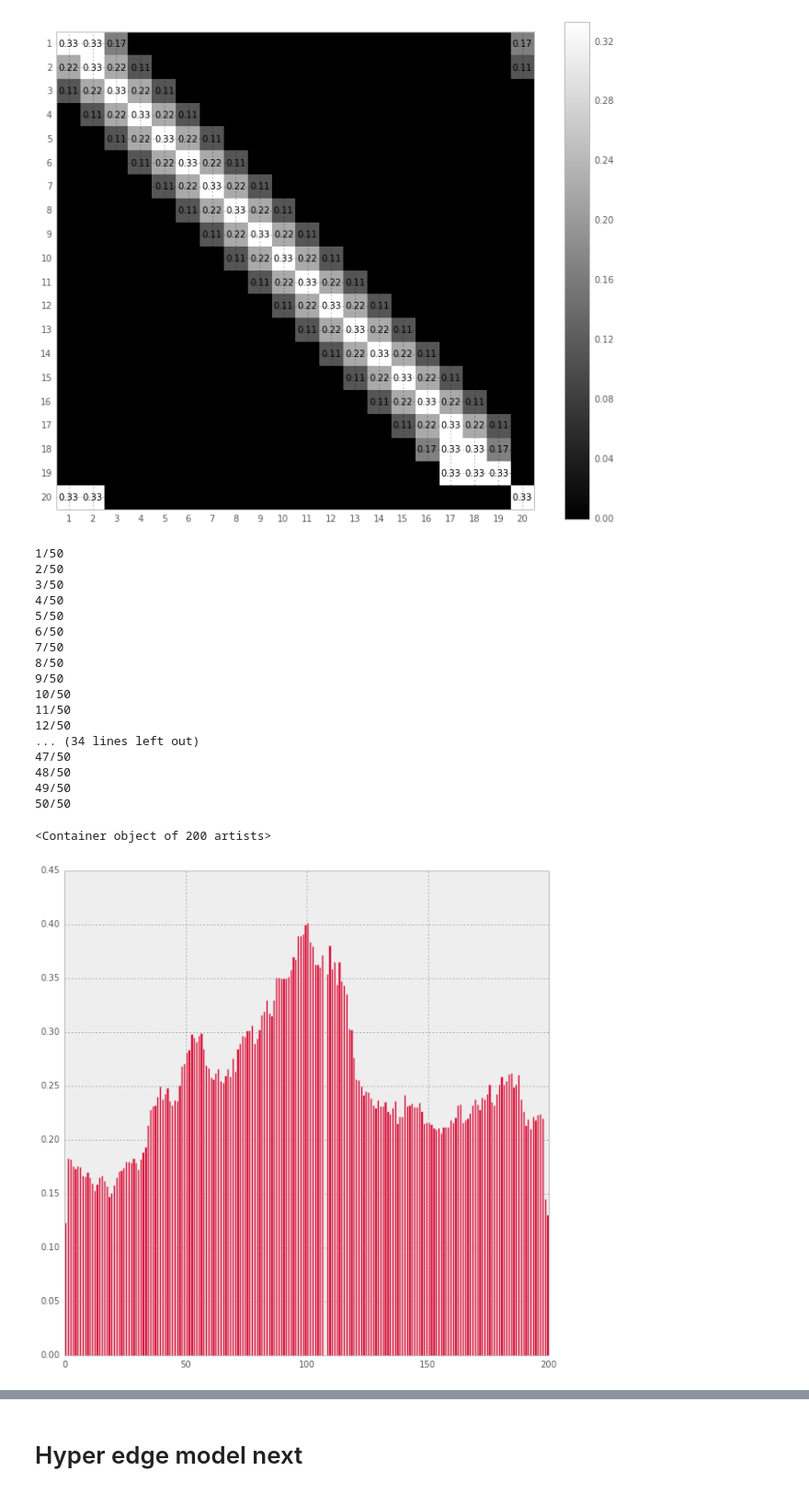
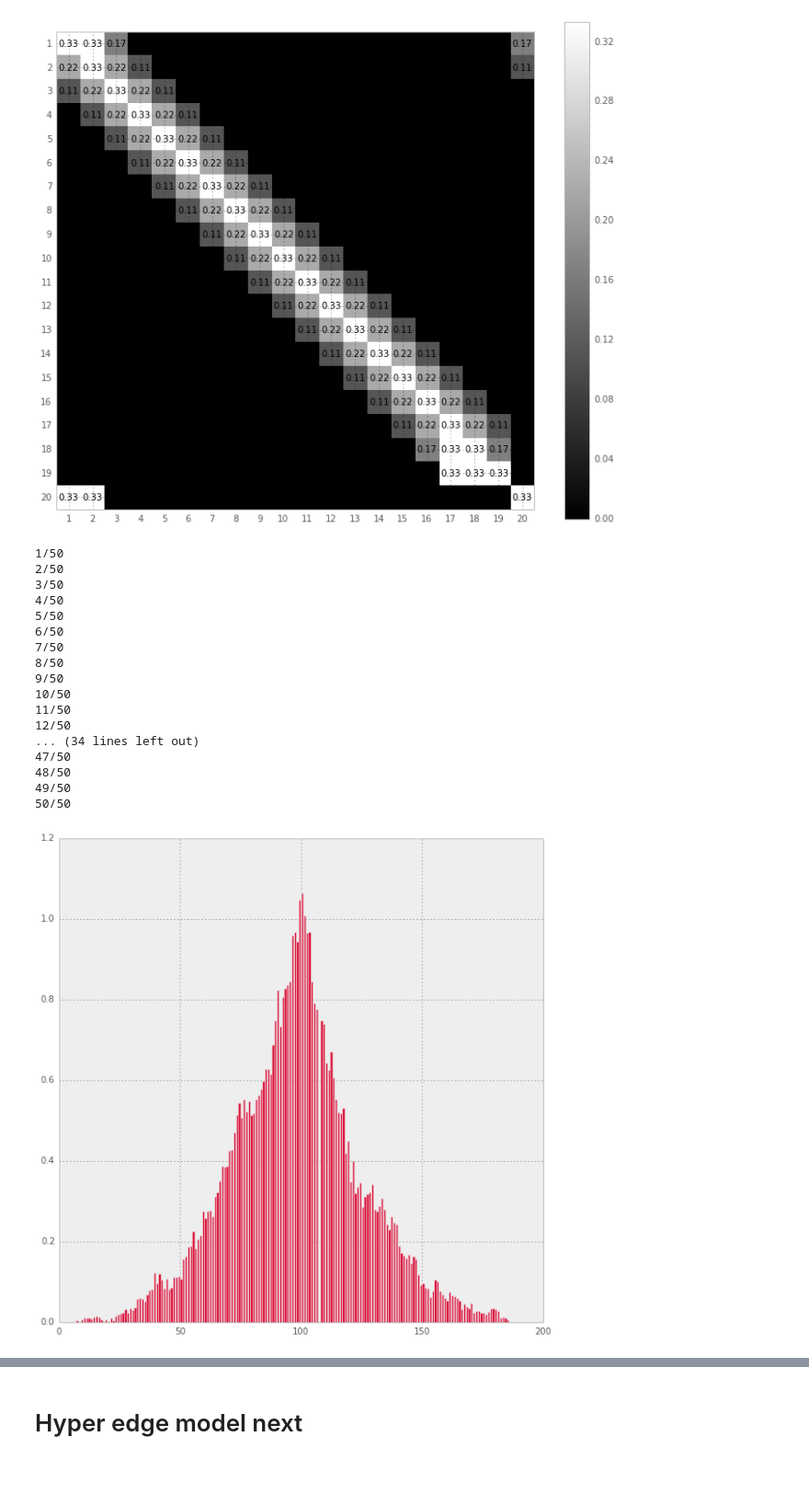
Before and after one commit to ilonajulczuk/hypergraph, a Jupyter notebook: notebooks/Random Walks.ipynb, the cells around one changed output, grey strips where cells are left out. Shown: that part at 92% size. Drawn from its saved outputs; the diff is of its cells as text; code cells hidden in the pictures.

```diff
--- a/notebooks/Random Walks.ipynb
+++ b/notebooks/Random Walks.ipynb
@@ -228,36 +275,24 @@ tiny_hypergraph_line_walk_matrix = create_markov_matrix_model_nodes(tiny_HG)
 plot_transition_matrix(tiny_hypergraph_line_walk_matrix)
 # %% [output]
 [figure]
-# %%
-xs = None
-all_ys = None
-for x in range(N):
-    xs, ys = simulate_walk(hypergraph_line_walk_matrix)
-    if all_ys is None:
-        all_ys = ys
-    else:
-        all_ys += ys
-    print('%s/%s' % (x + 1, N))
-
-plt.figure(figsize=(10, 10))
-plt.bar(xs, all_ys, color='crimson', label='Simulated')
-# %% [output]
-1/50
-2/50
-3/50
-4/50
-5/50
-6/50
-7/50
-8/50
-9/50
-10/50
-11/50
-12/50
-... (34 lines left out)
-47/50
-48/50
-49/50
-50/50
-<Container object of 200 artists>
-[figure, removed]
+# %%
+xs, line_edges_ys = illustrate_walk(hypergraph_line_walk_matrix)
+# %% [output]
+1/50
+2/50
+3/50
+4/50
+5/50
+6/50
+7/50
+8/50
+9/50
+10/50
+11/50
+12/50
+... (34 lines left out)
+47/50
+48/50
+49/50
+50/50
+[figure, added]
```
Also changed, not shown: parts of 18 cells of this notebook, 1 other file.
